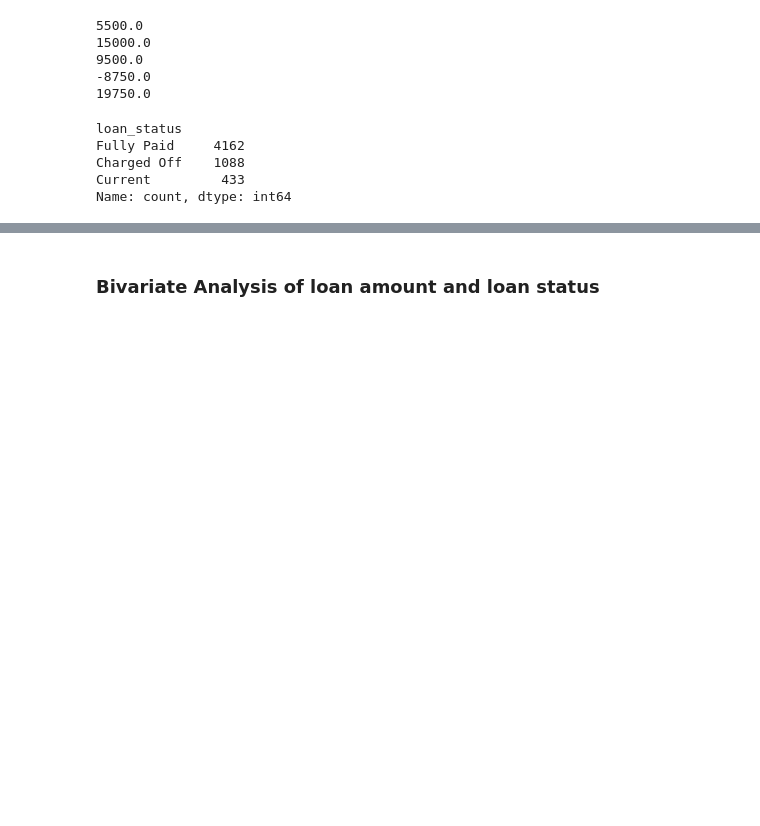
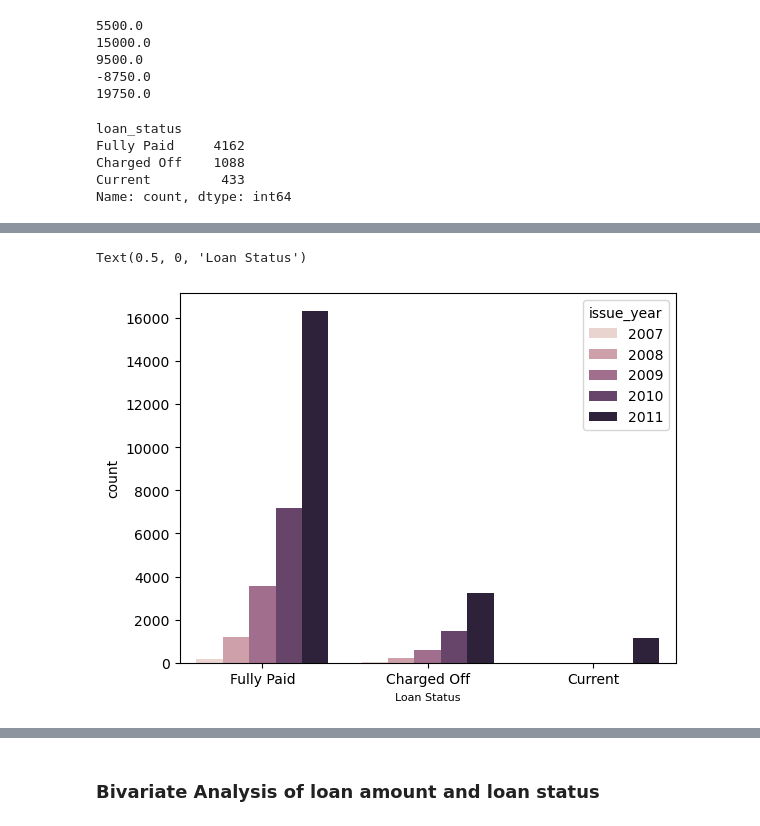
Before and after one commit to PraveenSM/LendingClubCaseStudy, a Jupyter notebook: Praveen_Mathad.ipynb, the cells around one changed output, grey strips where cells are left out. Drawn from its saved outputs; the diff is of its cells as text; code cells hidden in the pictures; blank space fills up the shorter version.

```diff
--- a/Praveen_Mathad.ipynb
+++ b/Praveen_Mathad.ipynb
@@ -560,0 +655,8 @@ Name: count, dtype: int64
+# %%
+# Year wise Loan Status Distribution
+
+sns.countplot(data=df1,x='loan_status',hue='issue_year')
+plt.xlabel('Loan Status',fontsize=8)
+# %% [output]
+Text(0.5, 0, 'Loan Status')
+[figure, added]
```
Also changed, not shown: parts of 42 cells of this notebook.
